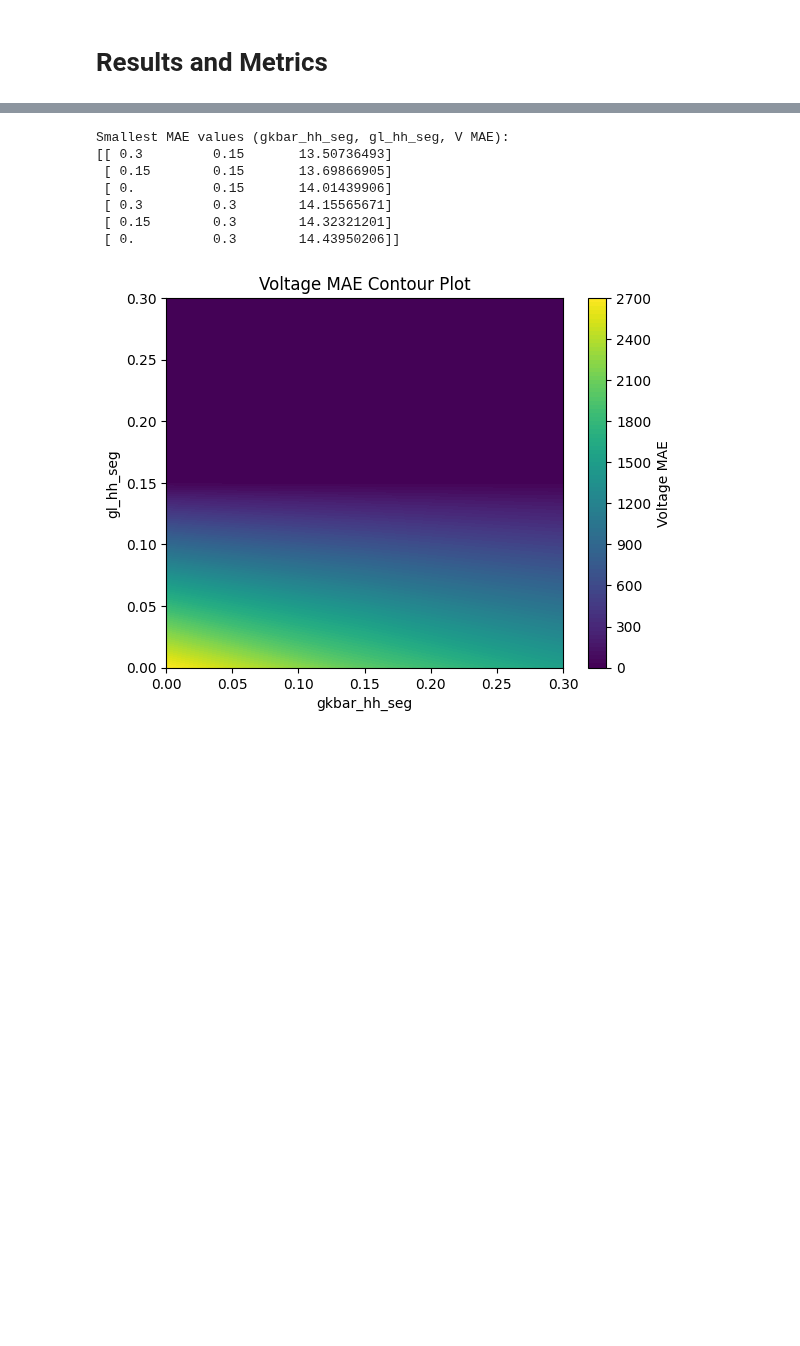
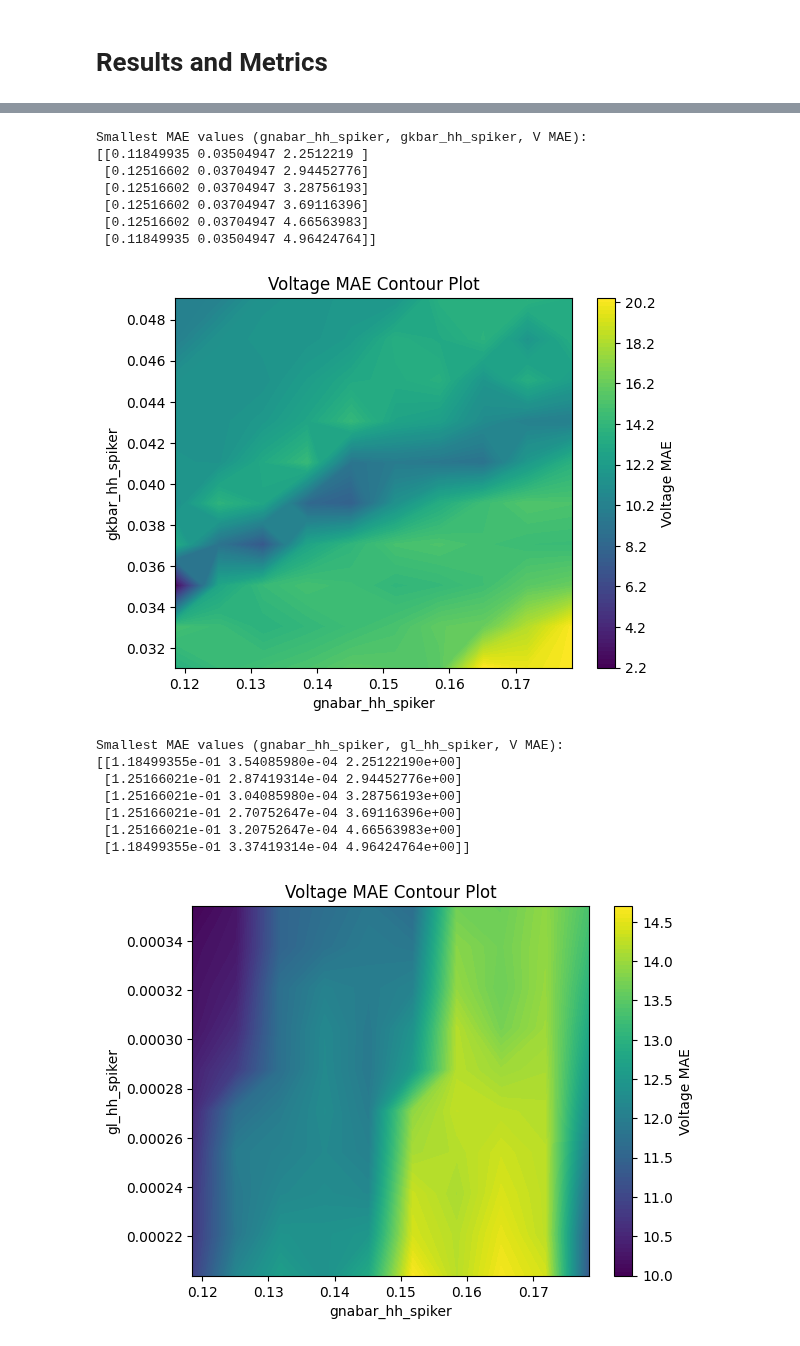
Before and after one commit to V-Marco/ACT, a Jupyter notebook: experiments/Spiker/not-filtered/Original.ipynb, the cells around one changed output, grey strips where cells are left out. Cells and saved outputs as stored; diff of their text form; code cells hidden in the pictures; blank space fills up the shorter version.

Commit message:
Cleanup Spiker Original, LA_A original, and print outputs

```diff
--- a/experiments/Spiker/not-filtered/Original.ipynb
+++ b/experiments/Spiker/not-filtered/Original.ipynb
@@ -169,0 +220,20 @@ MAE of summary features for final prediction: 590868.6143920439
+# %%
+from act import ACTPlot as actplt
+
+g_names = ["gnabar_hh_spiker", "gkbar_hh_spiker", "gl_hh_spiker"]
+
+for i in range(len(g_names)-1):
+    actplt.plot_training_feature_mae_contour_plot(
+        final_folder,
+        sim_par.CI,
+        sim_par.CI[0].delay,
+        sim_par.h_dt,
+        index1=0,
+        index2=i+1,
+        g_names=g_names,
+        train_features=["i_trace_stats", "number_of_spikes", "spike_times", "spike_height_stats", "trough_times", "trough_height_stats", "lto-hto_amplitude", "lto-hto_frequency"],
+        threshold=0,
+        first_n_spikes=20,
+        num_levels=100,
+        results_filename=f"{final_folder}/results/Feature_MAE_Contour_Plot_{g_names[0]}_{g_names[i+1]}.png"
+    )
@@ -196,25 +291,34 @@ Smallest FI MAE values (gkbar_hh_seg, gl_hh_seg, FI MAE):
 # %%
 from act import ACTPlot as actplt
 
-g_names = ["gkbar_hh_orig", "gl_hh_orig"]
+g_names = ["gnabar_hh_spiker", "gkbar_hh_spiker", "gl_hh_spiker"]
 
-actplt.plot_training_v_mae_contour_plot(
-final_folder,
-sim_par["CI_amps"],
-sim_par["CI_delay"],
-sim_par["h_dt"],
-index1=0,
-index2=1,
-g_names=g_names,
-num_levels=100,
-results_filename=f"{final_folder}/results/V_Trace_Contour_Plot.png"
-)
+
+for i in range(len(g_names)-1):
+    actplt.plot_training_v_mae_contour_plot(
+        final_folder,
+        sim_par.CI,
+        sim_par.CI[0].delay,
+        sim_par.h_dt,
+        index1=0,
+        index2=i+1,
+        g_names=g_names,
+        results_filename=f"{final_folder}/results/Voltage_MAE_Contour_Plot_{g_names[0]}_{g_names[i+1]}.png"
+    )
 # %% [output]
-Smallest MAE values (gkbar_hh_seg, gl_hh_seg, V MAE):
-[[ 0.3         0.15       13.50736493]
- [ 0.15        0.15       13.69866905]
- [ 0.          0.15       14.01439906]
- [ 0.3         0.3        14.15565671]
- [ 0.15        0.3        14.32321201]
- [ 0.          0.3        14.43950206]]
+Smallest MAE values (gnabar_hh_spiker, gkbar_hh_spiker, V MAE):
+[[0.11849935 0.03504947 2.2512219 ]
+ [0.12516602 0.03704947 2.94452776]
+ [0.12516602 0.03704947 3.28756193]
+ [0.12516602 0.03704947 3.69116396]
+ [0.12516602 0.03704947 4.66563983]
+ [0.11849935 0.03504947 4.96424764]]
-[figure, old version]
+[figure, new version]
+Smallest MAE values (gnabar_hh_spiker, gl_hh_spiker, V MAE):
+[[1.18499355e-01 3.54085980e-04 2.25122190e+00]
+ [1.25166021e-01 2.87419314e-04 2.94452776e+00]
+ [1.25166021e-01 3.04085980e-04 3.28756193e+00]
+ [1.25166021e-01 2.70752647e-04 3.69116396e+00]
+ [1.25166021e-01 3.20752647e-04 4.66563983e+00]
+ [1.18499355e-01 3.37419314e-04 4.96424764e+00]]
+[figure, added]
```
Also changed, not shown: parts of 11 cells of this notebook, 11 other files.
